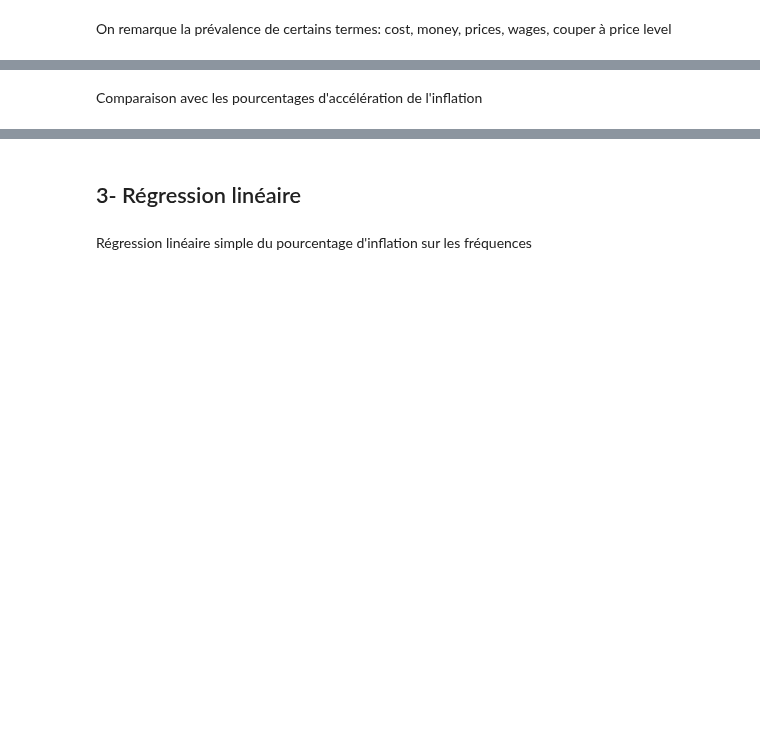
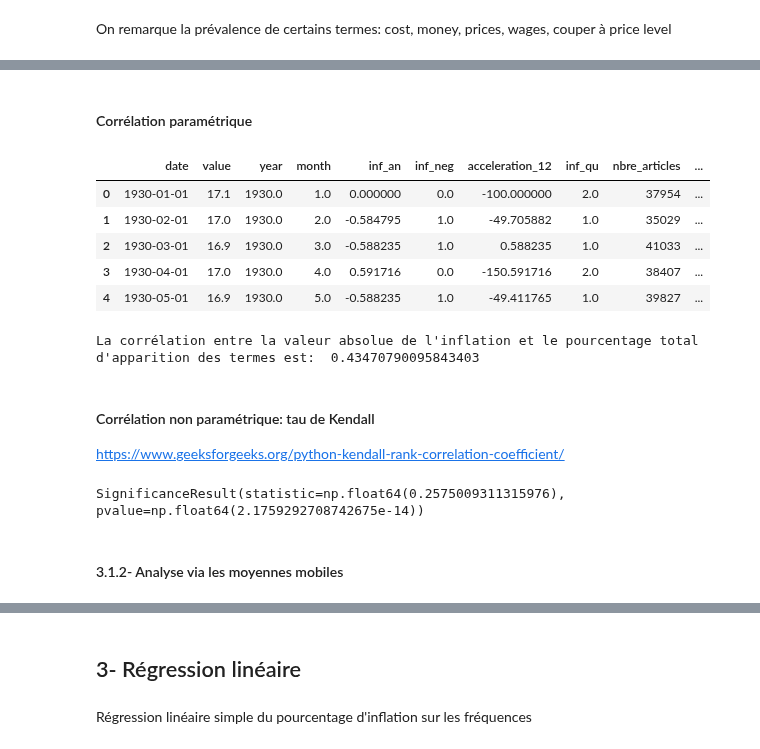
Before and after one commit to Rapamel/ProjetPythonDatascience, a Jupyter notebook: Main_Inflation.ipynb, the cells around one changed output, grey strips where cells are left out. Cells and saved outputs as stored; diff of their text form; code cells hidden in the pictures; blank space fills up the shorter version.

```diff
--- a/Main_Inflation.ipynb
+++ b/Main_Inflation.ipynb
@@ -619,0 +650,4 @@ See the caveats in the documentation: https://pandas.pydata.org/pandas-docs/stab
+# %%
+# Analyse agrégée: somme des termes
+freq_sub.loc[:,'total_rat'] = (freq_sub.loc[:,selected].sum(axis=1)/freq_sub.loc[:,"nbre_articles"])*100
+freq_sub.head(1)
@@ -878,2 +660,0 @@ graph.show(config={"scrollZoom": True, "displayModeBar": True})
-# %% [markdown]
-Comparaison avec les pourcentages d'accélération de l'inflation
@@ -881,0 +709,22 @@ Comparaison avec les pourcentages d'accélération de l'inflation
+# %% [markdown]
+#### Corrélation paramétrique
+# %%
+# Fusion des tables de fréquence et de pourcentage d'inflation CHANGER CPI_40
+inf_freq=pd.merge(CPI_40, freq_sub, on=['date', 'year', 'month'])
+
+inf_freq.head()
+# %% [output]
+|  | date | value | year | month | inf_an | inf_neg | acceleration_12 | inf_qu | nbre_articles | ... |
+| 0 | 1930-01-01 | 17.1 | 1930.0 | 1.0 | 0.000000 | 0.0 | -100.000000 | 2.0 | 37954 | ... |
+| 1 | 1930-02-01 | 17.0 | 1930.0 | 2.0 | -0.584795 | 1.0 | -49.705882 | 1.0 | 35029 | ... |
+| 2 | 1930-03-01 | 16.9 | 1930.0 | 3.0 | -0.588235 | 1.0 | 0.588235 | 1.0 | 41033 | ... |
+| 3 | 1930-04-01 | 17.0 | 1930.0 | 4.0 | 0.591716 | 0.0 | -150.591716 | 2.0 | 38407 | ... |
+| 4 | 1930-05-01 | 16.9 | 1930.0 | 5.0 | -0.588235 | 1.0 | -49.411765 | 1.0 | 39827 | ... |
+# %%
+corr= abs(inf_freq['inf_an']).corr(inf_freq['total_rat'])
+print("La corrélation entre la valeur absolue de l'inflation et le pourcentage total d'apparition des termes est: ",corr)
+# %% [output]
+La corrélation entre la valeur absolue de l'inflation et le pourcentage total d'apparition des termes est:  0.43470790095843403
+# %% [markdown]
+#### Corrélation non paramétrique: tau de Kendall
+https://www.geeksforgeeks.org/python-kendall-rank-correlation-coefficient/
@@ -881,0 +733,8 @@ Comparaison avec les pourcentages d'accélération de l'inflation
+# %%
+# tau de Kendall (non parametric correlation)
+kendal=kendalltau(abs(inf_freq["inf_an"]), inf_freq["total_rat"])
+print(kendal)
+# %% [output]
+SignificanceResult(statistic=np.float64(0.2575009311315976), pvalue=np.float64(2.1759292708742675e-14))
+# %% [markdown]
+#### 3.1.2- Analyse via les moyennes mobiles
```
Also changed, not shown: parts of 83 cells of this notebook.
